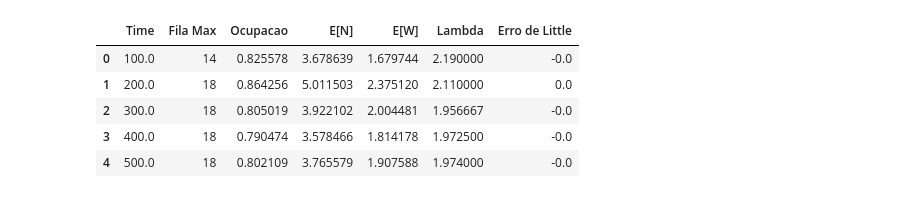
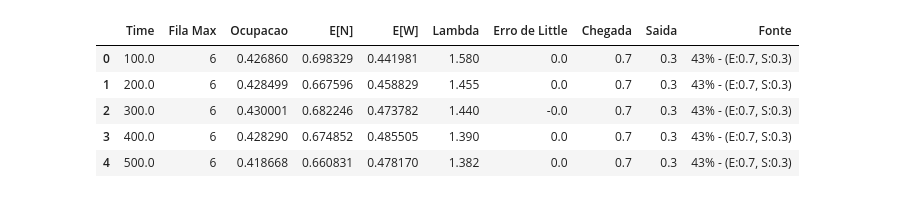
Before and after one commit to otaviofbrito/discrete-time-event-simulation, a Jupyter notebook: statistics/view.ipynb, the cells around one changed output. Cells and saved outputs as stored; diff of their text form; code cells hidden in the pictures.

```diff
--- a/statistics/view.ipynb
+++ b/statistics/view.ipynb
@@ -6,10 +6,25 @@ import plotly.express as px
-# %%
-df = pd.read_csv('../project/data/output.csv')
-df.head()
-# %% [output]
-|  | Time | Fila Max | Ocupacao | E[N] | E[W] | Lambda | Erro de Little |
-| 0 | 100.0 | 14 | 0.825578 | 3.678639 | 1.679744 | 2.190000 | -0.0 |
-| 1 | 200.0 | 18 | 0.864256 | 5.011503 | 2.375120 | 2.110000 | 0.0 |
-| 2 | 300.0 | 18 | 0.805019 | 3.922102 | 2.004481 | 1.956667 | -0.0 |
-| 3 | 400.0 | 18 | 0.790474 | 3.578466 | 1.814178 | 1.972500 | -0.0 |
-| 4 | 500.0 | 18 | 0.802109 | 3.765579 | 1.907588 | 1.974000 | -0.0 |
+# %%
+pasta_csv = '../c_project/data/'
+arquivos_csv = [f for f in os.listdir(pasta_csv) if f.endswith('.csv')]
+
+dataframes = []
+for arquivo in arquivos_csv:
+    caminho_arquivo = os.path.join(pasta_csv, arquivo)
+    df = pd.read_csv(caminho_arquivo)
+    if not df.empty:
+        # Extract the number from the file name
+        number = arquivo.split('output')[-1].split('.')[0]
+        params = f"(E:{df.iloc[0]['Chegada']}, S:{df.iloc[0]['Saida']})"
+        df['Fonte'] = f'{number}% - {params}'
+    dataframes.append(df)
+
+df_combined = pd.concat(dataframes, ignore_index=True)
+# %%
+df_combined.head()
+# %% [output]
+|  | Time | Fila Max | Ocupacao | E[N] | E[W] | Lambda | Erro de Little | Chegada | Saida | Fonte |
+| 0 | 100.0 | 6 | 0.426860 | 0.698329 | 0.441981 | 1.580 | 0.0 | 0.7 | 0.3 | 43% - (E:0.7, S:0.3) |
+| 1 | 200.0 | 6 | 0.428499 | 0.667596 | 0.458829 | 1.455 | 0.0 | 0.7 | 0.3 | 43% - (E:0.7, S:0.3) |
+| 2 | 300.0 | 6 | 0.430001 | 0.682246 | 0.473782 | 1.440 | -0.0 | 0.7 | 0.3 | 43% - (E:0.7, S:0.3) |
+| 3 | 400.0 | 6 | 0.428290 | 0.674852 | 0.485505 | 1.390 | 0.0 | 0.7 | 0.3 | 43% - (E:0.7, S:0.3) |
+| 4 | 500.0 | 6 | 0.418668 | 0.660831 | 0.478170 | 1.382 | 0.0 | 0.7 | 0.3 | 43% - (E:0.7, S:0.3) |
```
Also changed, not shown: parts of 7 cells of this notebook, 4 other files.
